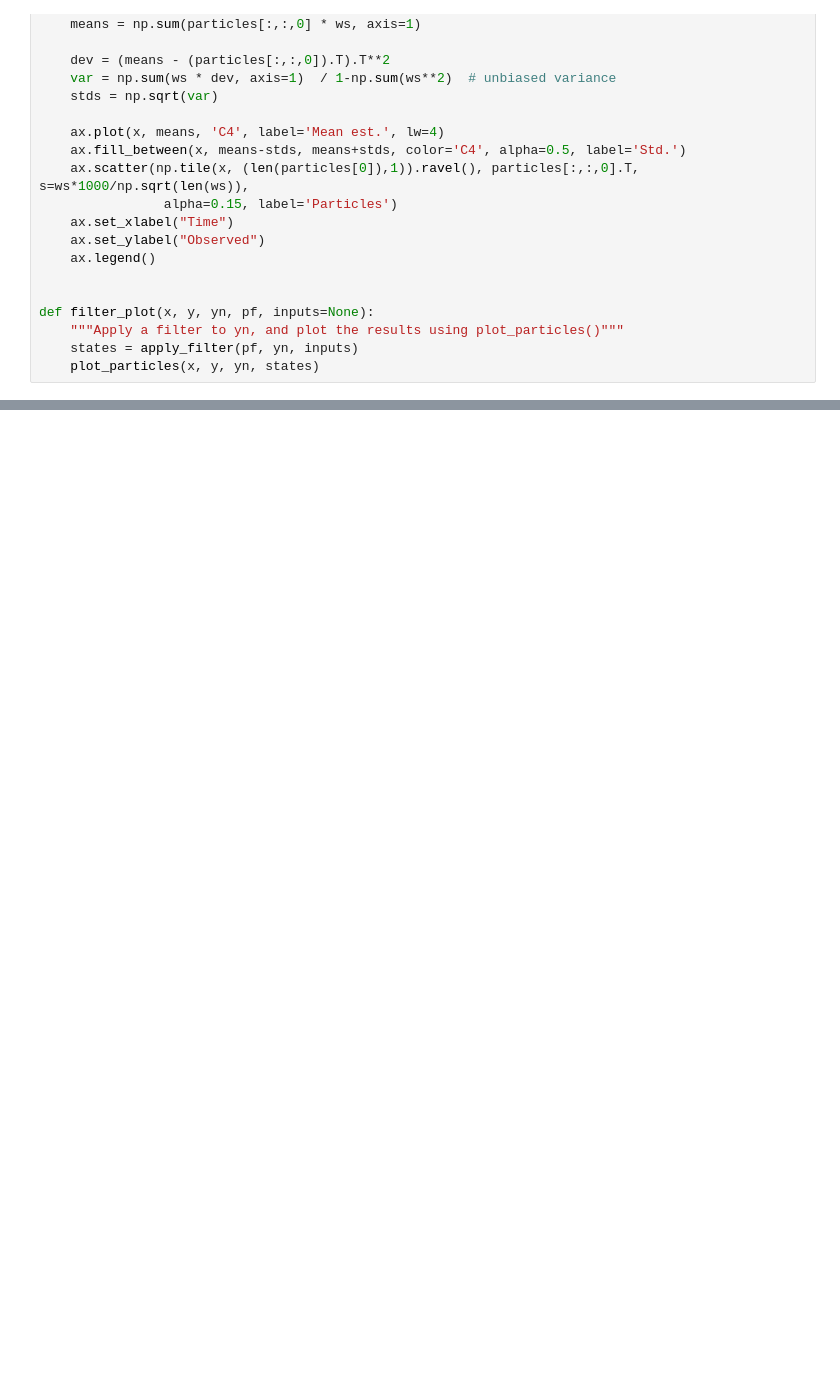
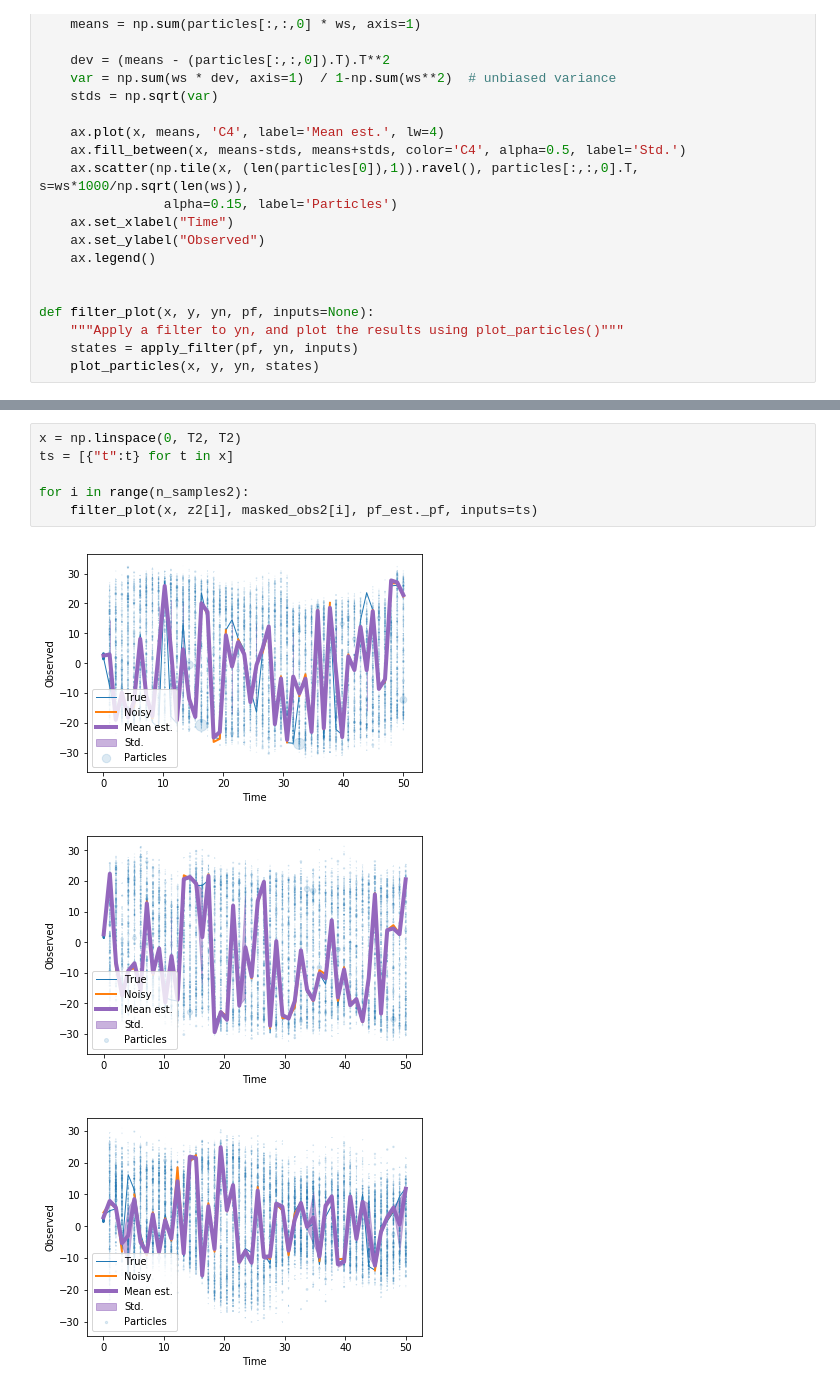
Before and after one commit to aaspeel/optiMeasRL, a Jupyter notebook: PF_example.ipynb, the cells around one changed output, grey strips where cells are left out. Saved outputs shown, nothing was run; the diff lists cells and outputs as text; blank space fills up the shorter version.

```diff
--- a/PF_example.ipynb
+++ b/PF_example.ipynb
@@ -86,0 +129,10 @@ for i in range(n_samples):
+# %%
+x = np.linspace(0, T2, T2)
+ts = [{"t":t} for t in x]
+
+for i in range(n_samples2):
+    filter_plot(x, z2[i], masked_obs2[i], pf_est._pf, inputs=ts)
+# %% [output]
+[figure, added]
+[figure, added]
+[figure, added]
```
Also changed, not shown: parts of 3 cells of this notebook, 1 other file.
